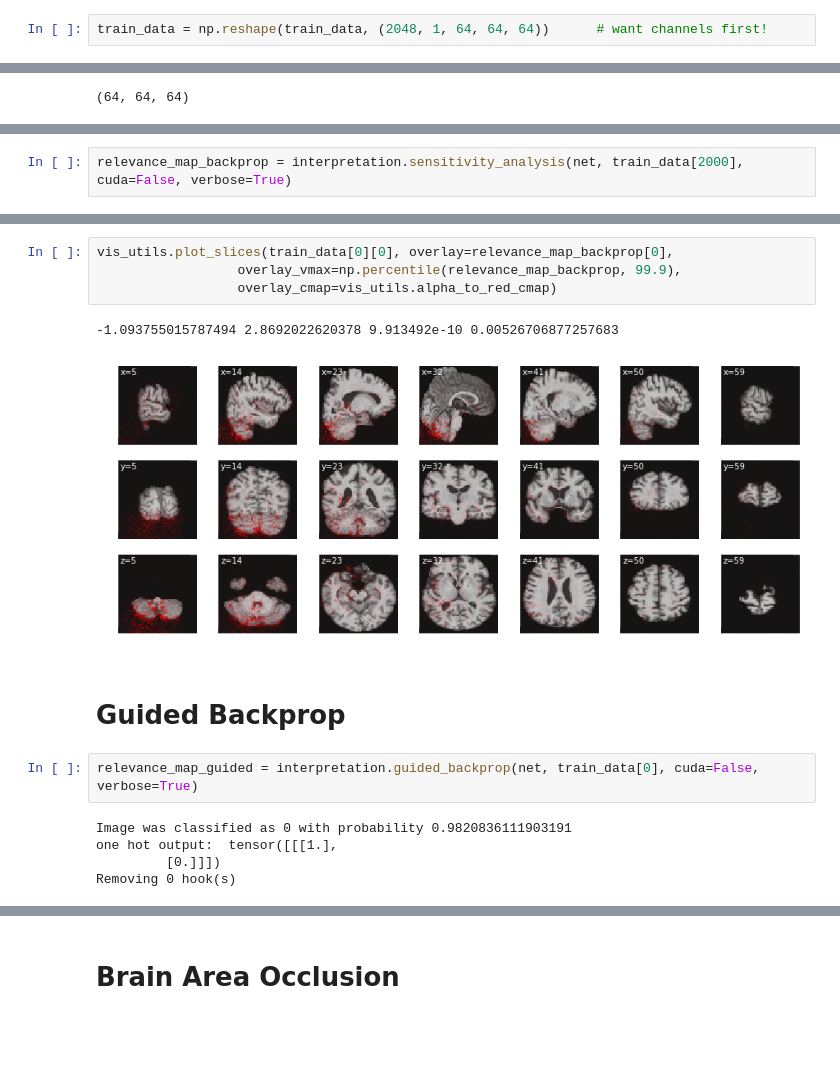
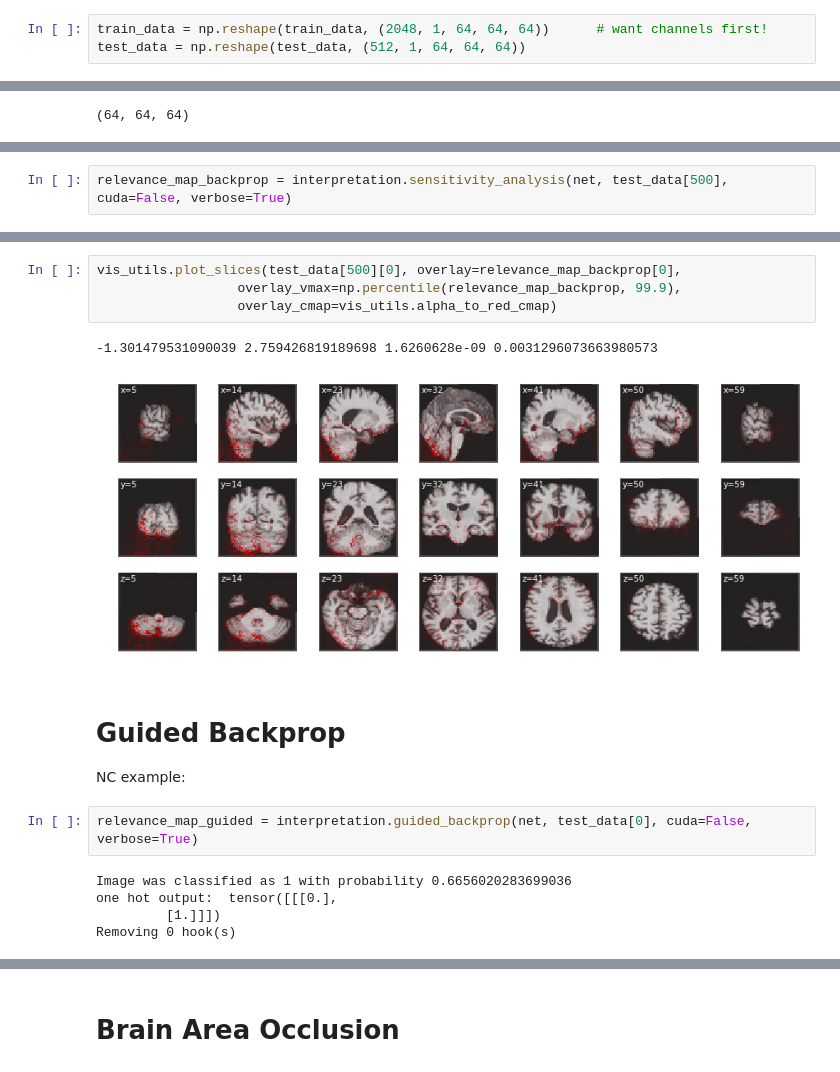
Before and after one commit to kathyfan/cs231n-adni, a Jupyter notebook: new_code/occlusion_backprop_vis.ipynb, the cells around one changed output, grey strips where cells are left out. Cells and saved outputs as stored; diff of their text form; blank space fills up the shorter version.

```diff
--- a/new_code/occlusion_backprop_vis.ipynb
+++ b/new_code/occlusion_backprop_vis.ipynb
@@ -46,4 +46,5 @@ train_data[0].shape
 (1, 64, 64, 64)
 # %%
 train_data = np.reshape(train_data, (2048, 1, 64, 64, 64))      # want channels first!
+test_data = np.reshape(test_data, (512, 1, 64, 64, 64))
 # %%
@@ -107,3 +108,3 @@ Negative example:
 # %%
-relevance_map_backprop = interpretation.sensitivity_analysis(net, train_data[2000], cuda=False, verbose=True)
+relevance_map_backprop = interpretation.sensitivity_analysis(net, test_data[500], cuda=False, verbose=True)
 # %% [output]
@@ -111,20 +112,22 @@ Image was classified as 1 with probability 0.9608314037322998
 one hot output:  tensor([[[0.],
          [1.]]])
 # %%
-vis_utils.plot_slices(train_data[0][0], overlay=relevance_map_backprop[0],
+vis_utils.plot_slices(test_data[500][0], overlay=relevance_map_backprop[0],
                   overlay_vmax=np.percentile(relevance_map_backprop, 99.9),
                   overlay_cmap=vis_utils.alpha_to_red_cmap)
 # %% [output]
--1.093755015787494 2.8692022620378 9.913492e-10 0.00526706877257683
+-1.301479531090039 2.759426819189698 1.6260628e-09 0.0031296073663980573
-[figure, old version]
+[figure, new version]
 # %% [markdown]
 # Guided Backprop
+
+NC example:
 # %%
-relevance_map_guided = interpretation.guided_backprop(net, train_data[0], cuda=False, verbose=True)
+relevance_map_guided = interpretation.guided_backprop(net, test_data[0], cuda=False, verbose=True)
 # %% [output]
-Image was classified as 0 with probability 0.9820836111903191
-one hot output:  tensor([[[1.],
-         [0.]]])
+Image was classified as 1 with probability 0.6656020283699036
+one hot output:  tensor([[[0.],
+         [1.]]])
 Removing 0 hook(s)
 # %%
 vis_utils.plot_slices(neg_ex, overlay=relevance_map_guided[0],
```
Also changed, not shown: parts of 22 cells of this notebook.
